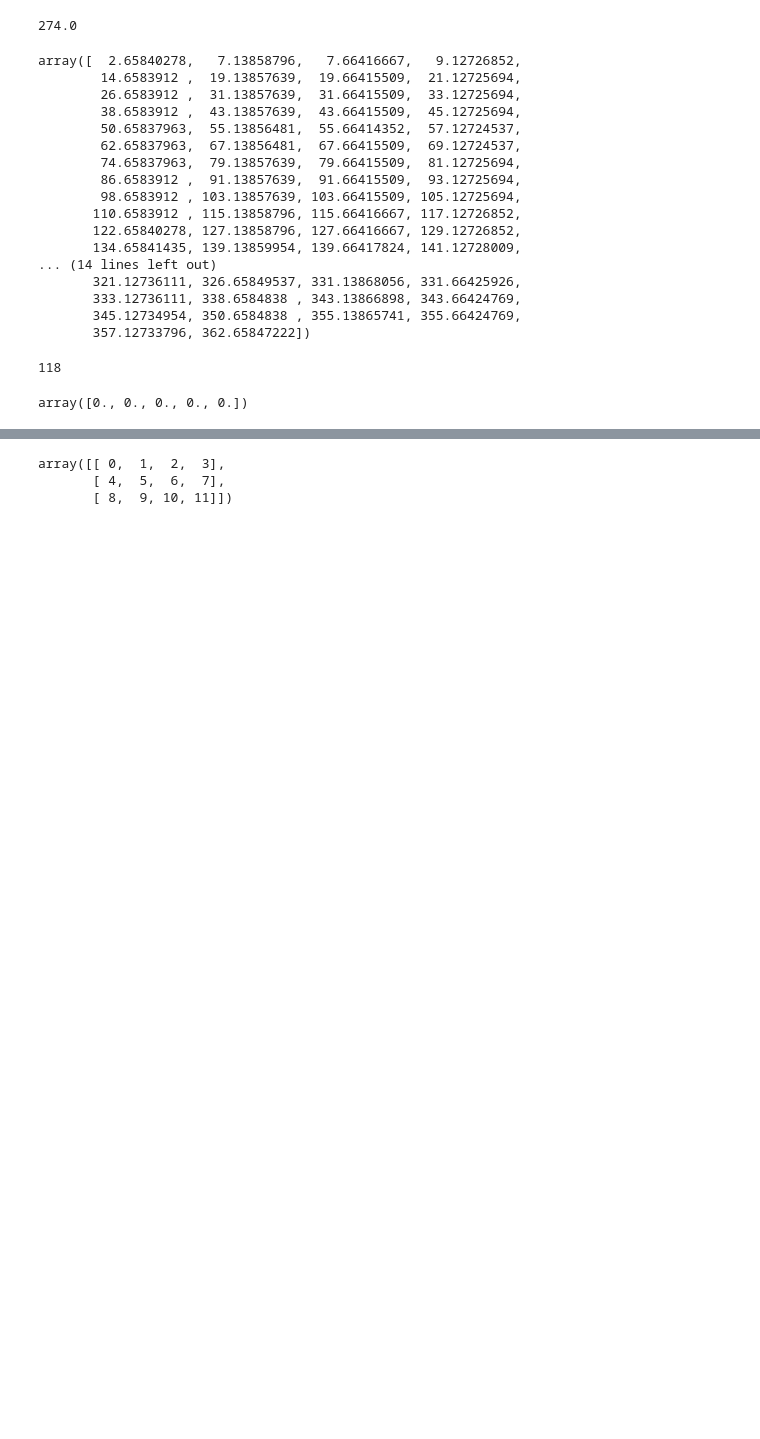
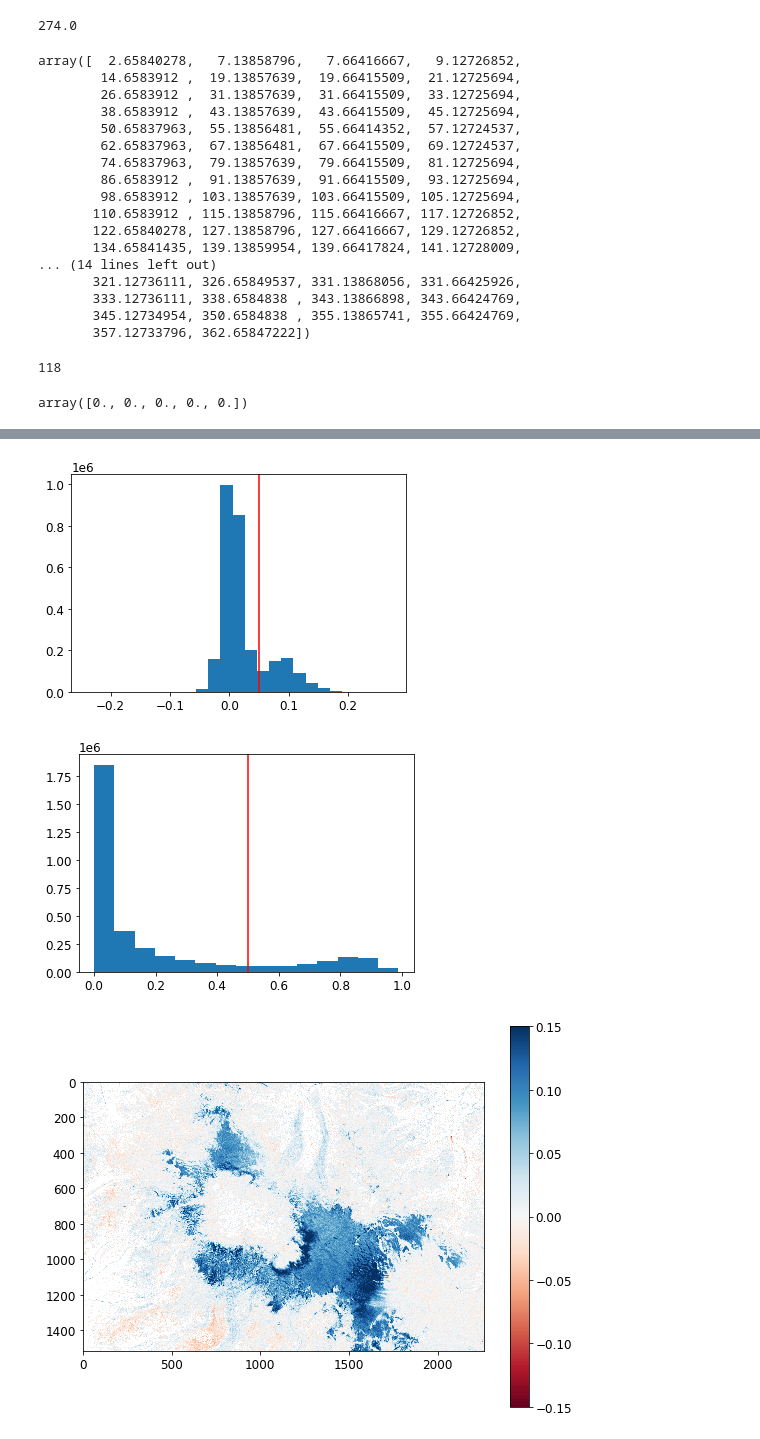
Before and after one commit to ac-johnson/GlacierSARoriginal, a Jupyter notebook: analysis_identify.ipynb, the cells around one changed output, grey strips where cells are left out. Saved outputs shown, nothing was run; the diff lists cells and outputs as text; code cells hidden in the pictures; blank space fills up the shorter version.

```diff
--- a/analysis_identify.ipynb
+++ b/analysis_identify.ipynb
@@ -611,5 +660,30 @@ fullcount = iipts[0]
 # %%
+plt.figure()
+plt.hist(fsmap.flatten(),bins=25)
+plt.axvline(x=0.05,color='r')
+
+plt.figure()
+plt.hist((frmap*frmap).flatten(),bins=15)
+plt.axvline(x=0.5,color='r')
+
+fssafe = np.array(fsmap)
+# fssafe[np.abs(fssafe)<0.05]=np.nan
+
+plt.figure(figsize=(9,7))
+plt.imshow(fssafe,interpolation='nearest',vmin=-.15,vmax=.15,cmap='RdBu')
+plt.colorbar()
+plt.savefig(analysis_directory/"figures"/"fallslope.png")
+
+frsafe = np.array(frmap)
+frsafe[~mask]=np.nan
+frsafe = frsafe*frsafe
+# frsafe[frsafe<0.5]=np.nan
+
+plt.figure(figsize=(9,7))
+plt.imshow(frsafe,interpolation='nearest')#,vmin=0,vmax=.95)
+plt.colorbar()
+plt.savefig(analysis_directory/"figures"/"fallr.png")
 # %% [output]
-array([[ 0,  1,  2,  3],
-       [ 4,  5,  6,  7],
-       [ 8,  9, 10, 11]])
+[figure, added]
+[figure, added]
+[figure, added]
```
Also changed, not shown: parts of 13 cells of this notebook, 4 other files.
